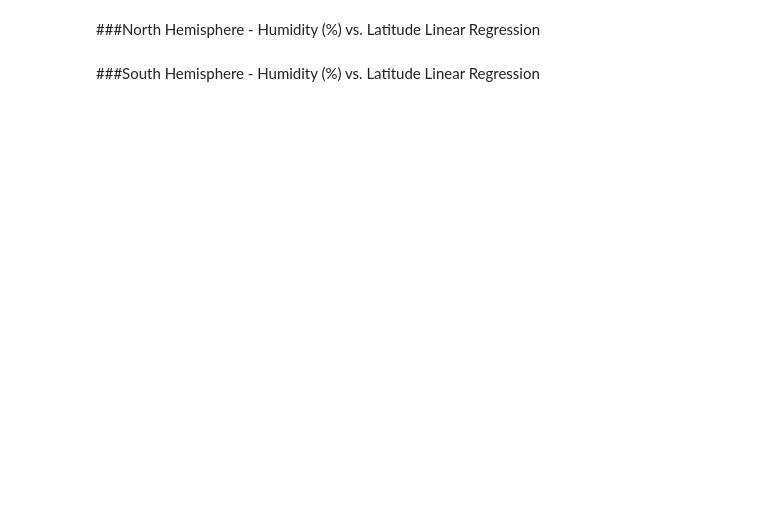
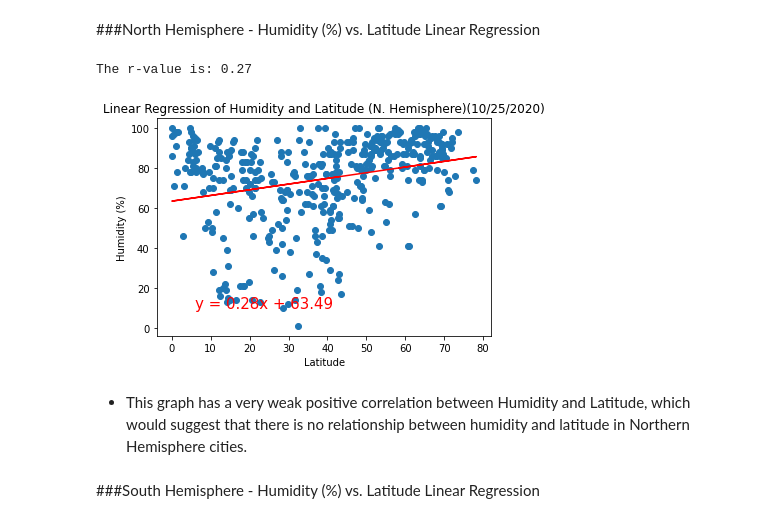
Before and after one commit to doublealogic/api-challenge-python, a Jupyter notebook: WeatherPy/WeatherPy.ipynb, the cells around one changed output. Saved outputs shown, nothing was run; the diff lists cells and outputs as text; code cells hidden in the pictures; blank space fills up the shorter version.

```diff
--- a/WeatherPy/WeatherPy.ipynb
+++ b/WeatherPy/WeatherPy.ipynb
@@ -272,4 +332,31 @@ plt.show()
 # %% [markdown]
 ###North Hemisphere - Humidity (%) vs. Latitude Linear Regression
+# %%
+# Variables
+n_humidity = north_hemi_cities["Humidity"]
+
+# Calculates Linear Regression and Sets up Linear Regression Line
+(slope, intercept, rvalue, pvalue, stderr) = st.linregress(n_latitude, n_humidity)
+regress_values = n_latitude * slope + intercept
+line_eq = "y = " + str(round(slope,2)) + "x + " + str(round(intercept,2))
+
+# Plot Parameters and Adds Linear Regression Line
+plt.scatter(n_latitude, n_humidity)
+plt.plot(n_latitude, regress_values, "r-")
+plt.annotate(line_eq,(6,10),fontsize=15,color="red")
+plt.xlabel('Latitude')
+plt.ylabel('Humidity (%)')
+plt.title(f"Linear Regression of Humidity and Latitude (N. Hemisphere){date}")
+
+# Saves Plot as a PNG
+plt.savefig("Output_Data/Humidity_vs_Lat_Regression_N_Hemisphere.png")
+
+# Calculates and Prints Pearson Coefficient of Plot
+print(f"The r-value is: {round(st.pearsonr(n_humidity, n_latitude)[0],2)}")
+# %% [output]
+The r-value is: 0.27
+[figure, added]
+# %% [markdown]
+* This graph has a very weak positive correlation between Humidity and Latitude, which would suggest that there is no relationship between humidity and latitude in Northern Hemisphere cities.
 # %% [markdown]
 ###South Hemisphere - Humidity (%) vs. Latitude Linear Regression
```
Also changed, not shown: parts of 7 cells of this notebook, 4 other files.
